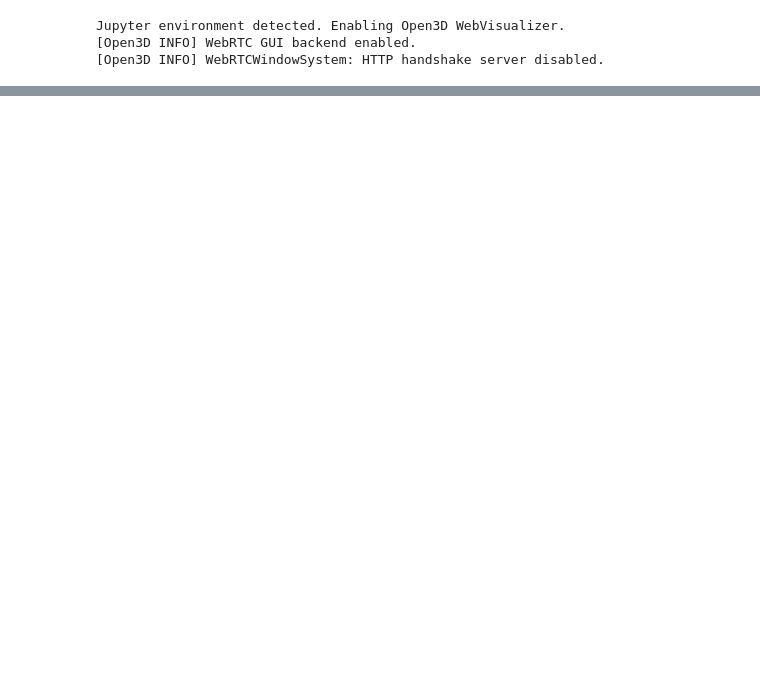
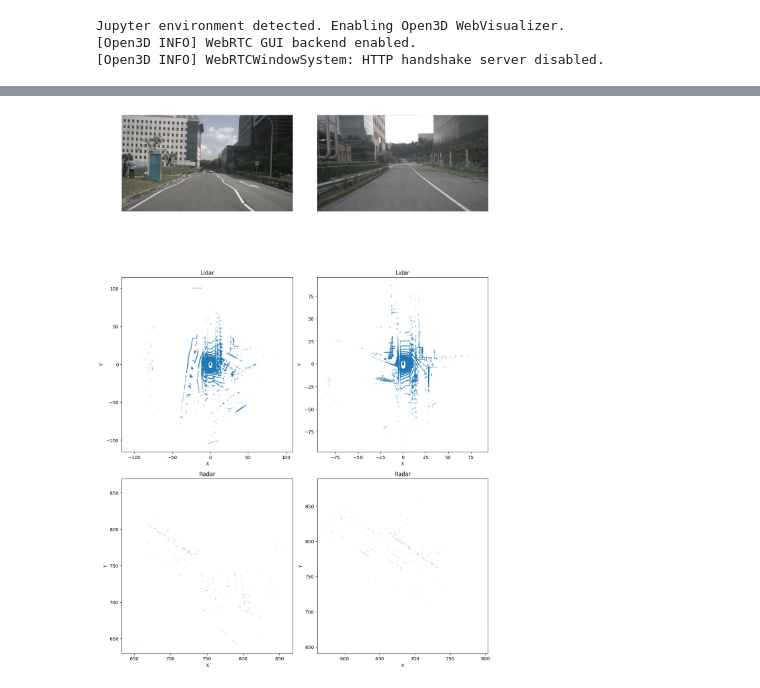
Before and after one commit to umairkhawaja/radar_auto_labeler, a Jupyter notebook: notebooks/visualize_seq.ipynb, the cells around one changed output, grey strips where cells are left out. Drawn from its saved outputs; the diff is of its cells as text; code cells hidden in the pictures; blank space fills up the shorter version.

```diff
--- a/notebooks/visualize_seq.ipynb
+++ b/notebooks/visualize_seq.ipynb
@@ -302,0 +444,5 @@ for i,row in tqdm(sps_row.iterrows(), total=len(sps_row)):
+# %%
+nusc = nuscenes_exp['trainval']
+plot_scenes_comparison(nusc, 'scene-0042', 'scene-0124')
+# %% [output]
+[figure, added]
```
Also changed, not shown: parts of 4 cells of this notebook, 2 other files.
